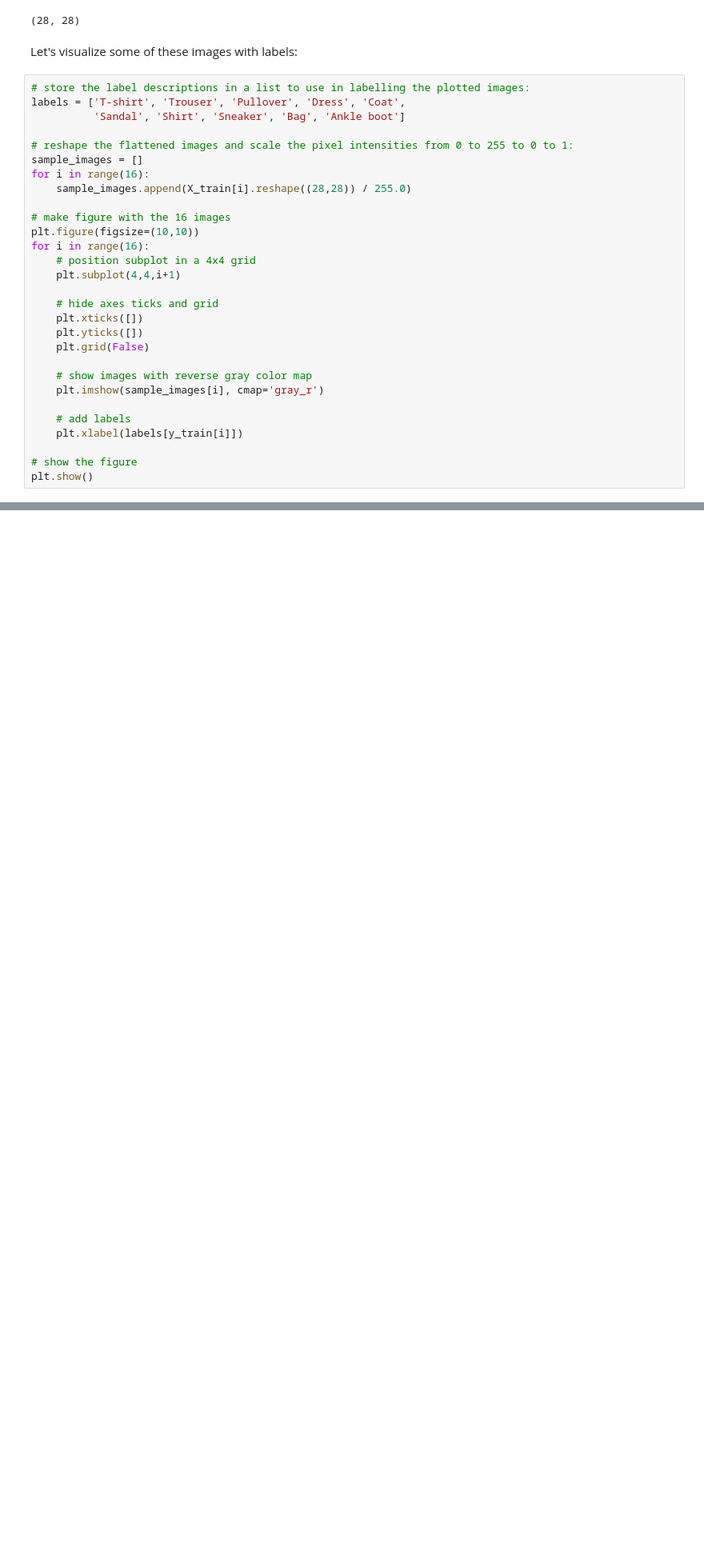
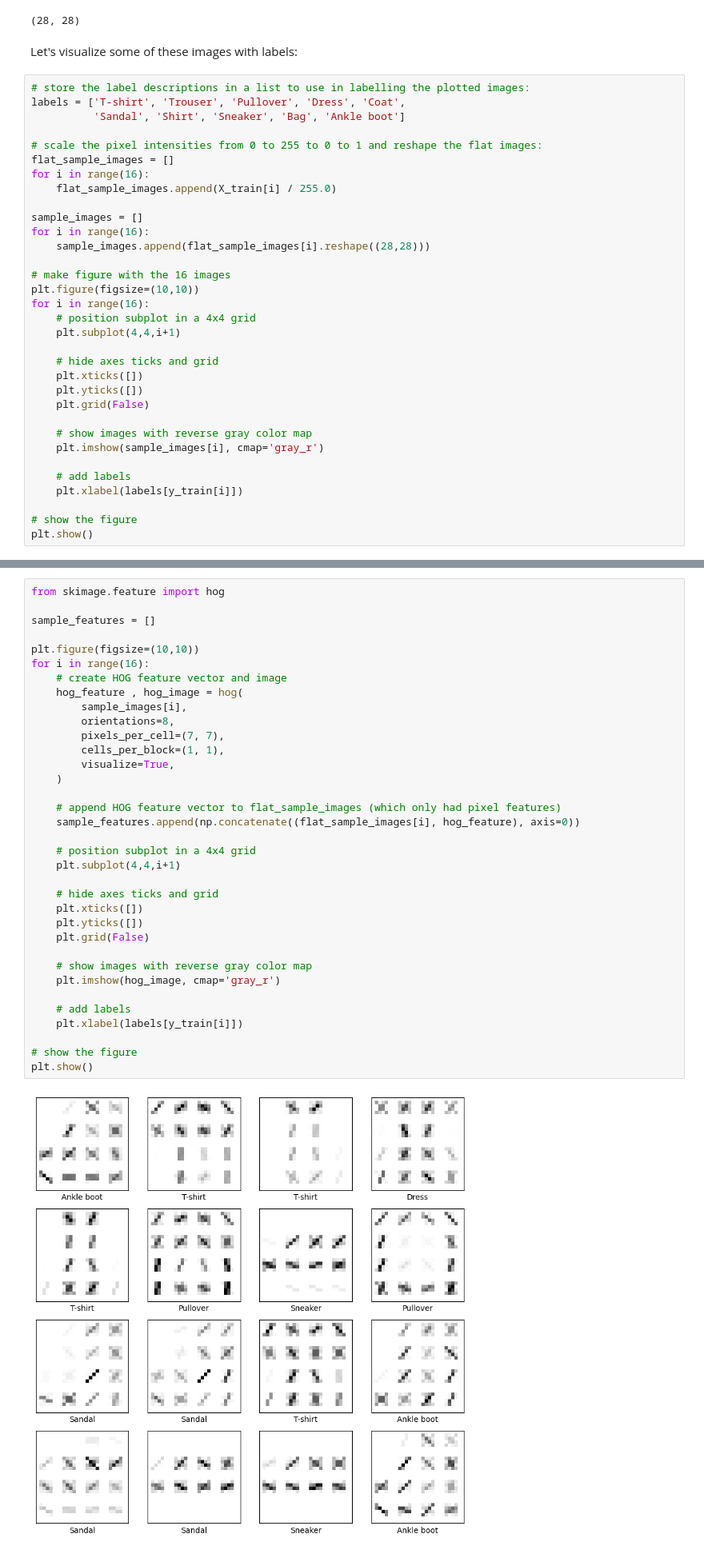
Before and after one commit to pranjal-s/machine-learning, a Jupyter notebook: fashion_images_PCA_SVC_Classification.ipynb, the cells around one changed output, grey strips where cells are left out. Shown at 80% size. Cells and saved outputs as stored; diff of their text form; blank space fills up the shorter version.

```diff
--- a/fashion_images_PCA_SVC_Classification.ipynb
+++ b/fashion_images_PCA_SVC_Classification.ipynb
@@ -94,10 +102,14 @@ Let's visualize some of these images with labels:
 labels = ['T-shirt', 'Trouser', 'Pullover', 'Dress', 'Coat',
           'Sandal', 'Shirt', 'Sneaker', 'Bag', 'Ankle boot']
 
-# reshape the flattened images and scale the pixel intensities from 0 to 255 to 0 to 1:
+# scale the pixel intensities from 0 to 255 to 0 to 1 and reshape the flat images:
+flat_sample_images = []
+for i in range(16):
+    flat_sample_images.append(X_train[i] / 255.0)
+
 sample_images = []
 for i in range(16):
-    sample_images.append(X_train[i].reshape((28,28)) / 255.0)
+    sample_images.append(flat_sample_images[i].reshape((28,28)))
 
 # make figure with the 16 images
 plt.figure(figsize=(10,10))
@@ -122,0 +147,37 @@ plt.show()
+# %%
+from skimage.feature import hog
+
+sample_features = []
+
+plt.figure(figsize=(10,10))
+for i in range(16):
+    # create HOG feature vector and image
+    hog_feature , hog_image = hog(
+        sample_images[i],
+        orientations=8,
+        pixels_per_cell=(7, 7),
+        cells_per_block=(1, 1),
+        visualize=True,
+    )
+
+    # append HOG feature vector to flat_sample_images (which only had pixel features)
+    sample_features.append(np.concatenate((flat_sample_images[i], hog_feature), axis=0))
+
+    # position subplot in a 4x4 grid
+    plt.subplot(4,4,i+1)
+
+    # hide axes ticks and grid
+    plt.xticks([])
+    plt.yticks([])
+    plt.grid(False)
+
+    # show images with reverse gray color map
+    plt.imshow(hog_image, cmap='gray_r')
+
+    # add labels
+    plt.xlabel(labels[y_train[i]])
+
+# show the figure
+plt.show()
+# %% [output]
+[figure, added]
```
Also changed, not shown: parts of 11 cells of this notebook, 1 other file.
